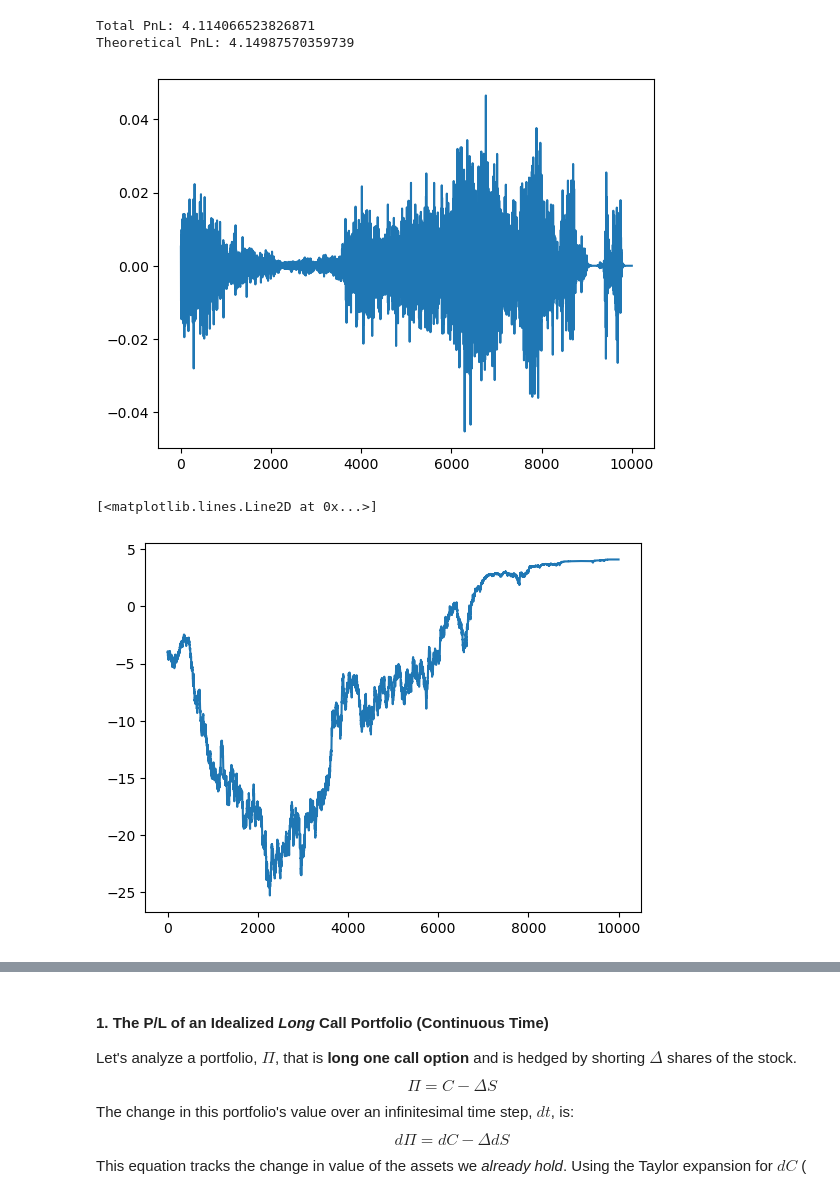
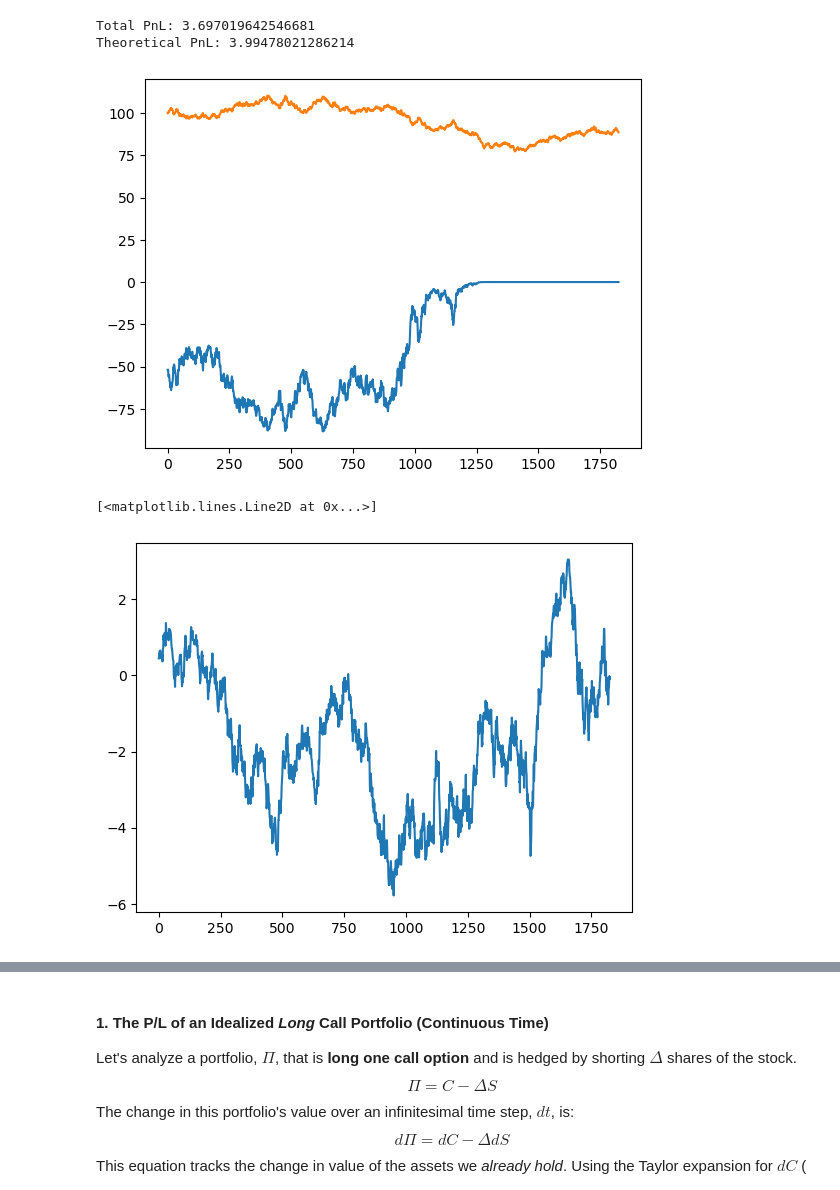
Before and after one commit to QuanTUMunich/GammaScalping, a Jupyter notebook: notebooks/synthetic_gamma_scalping_single.ipynb, the cells around one changed output, grey strips where cells are left out. Drawn from its saved outputs; the diff is of its cells as text; code cells hidden in the pictures.

```diff
--- a/notebooks/synthetic_gamma_scalping_single.ipynb
+++ b/notebooks/synthetic_gamma_scalping_single.ipynb
@@ -9,14 +9,17 @@ import matplotlib.pyplot as plt
 import numpy as np
 from scipy.stats import norm
 
+RV = 0.2
+IV = 0.1
+
 def simulate_delta_hedge_paths(
     S0=100.0,
     K=100.0,
     r=0,
-    sigma_real=0.20,
-    sigma_imp=0.1,
+    sigma_real=RV,
+    sigma_imp=IV,
     T=1.0,
-    n_steps=10000,  # number of hedge rebalances (time intervals). There will be n_steps price increments.
+    n_steps=365*5,  # number of hedge rebalances (time intervals). There will be n_steps price increments.
     n_paths=10000,
     seed=None,
     transaction_cost_bps=0.0,
@@ -57,42 +60,52 @@ def simulate_delta_hedge_paths(
     sqrt_T = np.sqrt(T)
     d1_0 = (np.log(S0 / K) + (r + 0.5 * sigma_imp**2) * T) / (sigma_imp * sqrt_T)
     d2_0 = d1_0 - sigma_imp * sqrt_T
     call_premium = S0 * norm.cdf(d1_0) - K * np.exp(-r * T) * norm.cdf(d2_0)
     # To hedge a long call (positive delta), we must short the underlying.
     # The stock position will therefore be negative.
     initial_delta_call = norm.cdf(d1_0)
     stock_qty = np.zeros(n_steps)
     drift = (r-0.5*sigma_real*sigma_real)
     stock_qty[0] = -initial_delta_call
     S = np.zeros(n_steps)
     S[0] = S0
     gamma = np.zeros(n_steps)
+    theta = np.zeros(n_steps)
     gamma[0] = norm.pdf(d1_0)/(S0*sigma_imp*sqrt_T)
+    theta[0] = -(S0*norm.pdf(d1_0)*sigma_imp)/(2*sqrt_T) - r*K*np.exp(-r*T)*norm.cdf(d2_0)
     cash_account = np.zeros(n_steps)
     cash_account[0] = -stock_qty[0] * S0
+    gamma_pnl = np.zeros(n_steps)
+    theta_pnl = np.zeros(n_steps)
+
     for i in range(n_steps-1):
         S[i+1] = S[i] * np.exp(drift*dt + sigma_real * np.sqrt(dt) * np.random.standard_normal())
         T = T - dt
         d1_0 = (np.log(S[i+1] / K) + (r + 0.5 * sigma_imp**2) * T) / (sigma_imp * np.sqrt(T))
         delta_call = norm.cdf(d1_0)
         stock_qty[i+1] = -delta_call
         gamma[i+1] = norm.pdf(d1_0)/(S[i+1]*sigma_imp*np.sqrt(T))
+        theta[i+1] = -(S[i+1]*norm.pdf(d1_0)*sigma_imp)/(2*np.sqrt(T)) - r*K*np.exp(-r*T)*norm.cdf(d1_0 - sigma_imp*np.sqrt(T))
         cash_account[i+1] = cash_account[i] * np.exp(r * dt) - (stock_qty[i+1] - stock_qty[i]) * S[i+1]
+        gamma_pnl[i] = 0.5 * gamma[i] * (S[i+1]-S[i])**2
+        theta_pnl[i] = theta[i] * dt
+
     payoff = max(S[-1] - K, 0)
     total_pnl = cash_account[-1] + stock_qty[-1] * S[-1] + payoff - call_premium
-    return S, stock_qty, call_premium, gamma*dt, total_pnl, cash_account, stock_qty, S, payoff
-S, stock_qty, call_premium, gamma, total_pnl , cash_account, stock_qty, S, payoff = simulate_delta_hedge_paths()
+    return S, stock_qty, call_premium, gamma*dt, total_pnl, cash_account, stock_qty, S, payoff, gamma_pnl, theta_pnl
+S, stock_qty, call_premium, gamma, total_pnl , cash_account, stock_qty, S, payoff, gamma_pnl, theta_pnl = simulate_delta_hedge_paths()
 quantity_traded = np.diff(stock_qty)
-plt.plot(quantity_traded)
-pnl_theo = 0.5 * (0.2**2 - 0.1**2) * np.dot(S**2, gamma)
+plt.plot(100*stock_qty)
+plt.plot(S)
+pnl_theo = 0.5 * (RV**2 - IV**2) * np.dot(S**2, gamma)
 print(f"Total PnL: {total_pnl}")
 print(f"Theoretical PnL: {pnl_theo}")
 # %% [output]
-Total PnL: 4.114066523826871
-Theoretical PnL: 4.14987570359739
+Total PnL: 3.697019642546681
+Theoretical PnL: 3.99478021286214
-[figure, old version]
+[figure, new version]
 # %%
 plt.plot(cash_account + stock_qty*S + payoff - call_premium)
 # %% [output]
 [<matplotlib.lines.Line2D at 0x...>]
-[figure, old version]
+[figure, new version]
```
Also changed, not shown: parts of 8 cells of this notebook.
